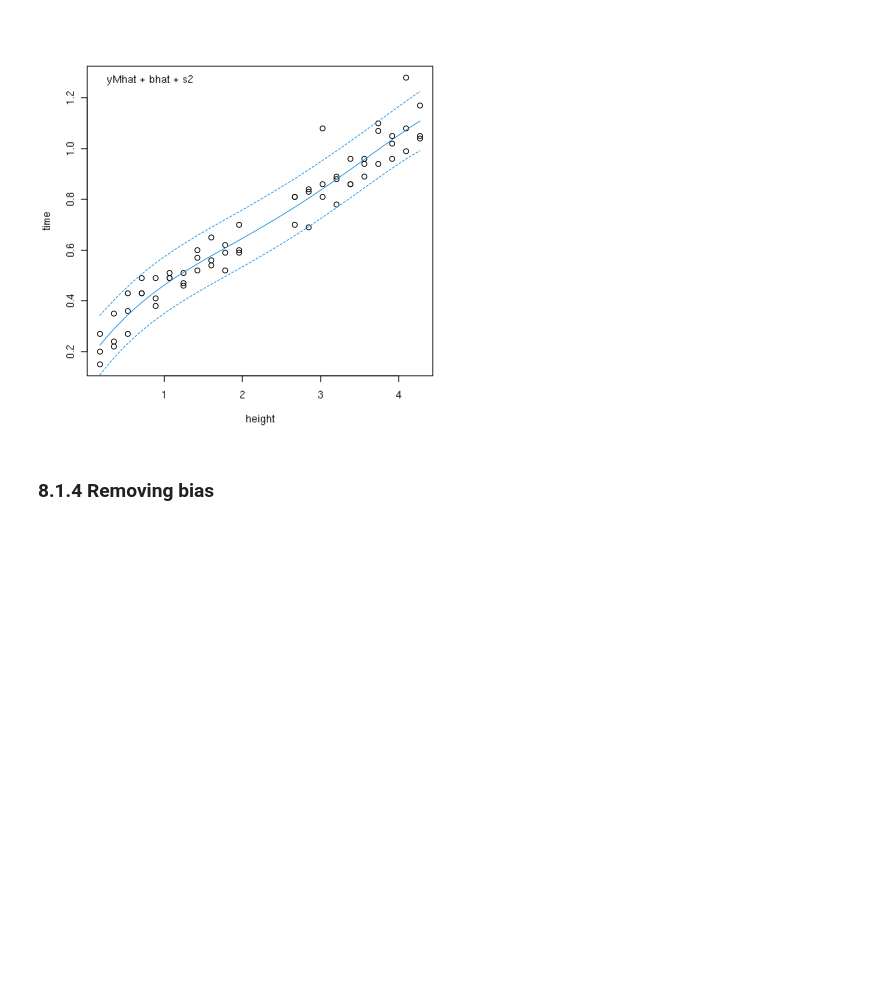
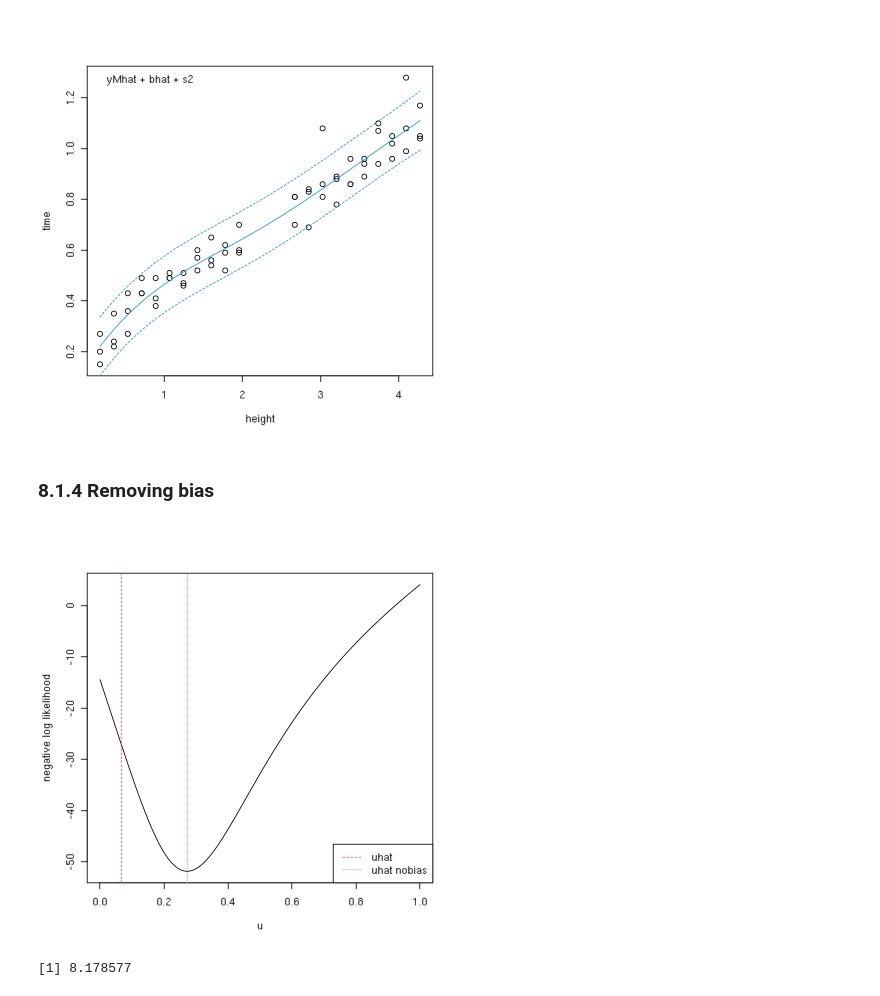
Before and after one commit to gglee4ai/study-surrogates-2020, a Jupyter notebook: ch08.ipynb, the cells around one changed output. Drawn from its saved outputs; the diff is of its cells as text; code cells hidden in the pictures; blank space fills up the shorter version.

```diff
--- a/ch08.ipynb
+++ b/ch08.ipynb
@@ -301,3 +355,36 @@ legend("topleft", "yMhat + bhat + s2", bty="n")
 [figure]
 # %% [markdown]
 ### 8.1.4 Removing bias
+# %%
+se2.fit <- function(X, yF, Ym, clean=TRUE) {
+  gp <- newGP(X, yF - Ym, d=0, g=0)
+  cmle <- list(nll=-llikGP(gp))
+  if (clean) {
+    deleteGP(gp)
+  } else {
+    cmle$gp <- gp
+    cmle$gptype <- "iso"
+  }
+  return(cmle)
+}
+# %%
+unll.se2 <- rep(NA, length(u))
+for(i in 1:length(u))
+  unll.se2[i] <- calib(u[i], XF, ball$time, yMhat, fit=se2.fit)$nll
+obj.nobias <- function(x, XF, yF, yMhat, fit)
+  calib(x, XF, yF, yMhat, fit)$nll
+soln <- optimize(obj.nobias, lower=0, upper=1, XF=XF, yF=ball$time,
+  yMhat=yMhat, fit=se2.fit)
+uhat.nobias <- soln$minimum
+# %%
+plot(u, unll.se2, type="l", xlab="u", ylab="negative log likelihood")
+abline(v=uhat, col=2, lty=2)
+abline(v=uhat.nobias, col=3, lty=3)
+legend("bottomright", c("uhat", "uhat nobias"), lty=2:3, col=2:3)
+# %% [output]
+[figure, added]
+# %%
+ghat.nobias <- uhat.nobias*diff(gr) + gr[1]
+ghat.nobias
+# %% [output]
+[1] 8.178577
```
Also changed, not shown: parts of 52 cells of this notebook, 2 other files.
